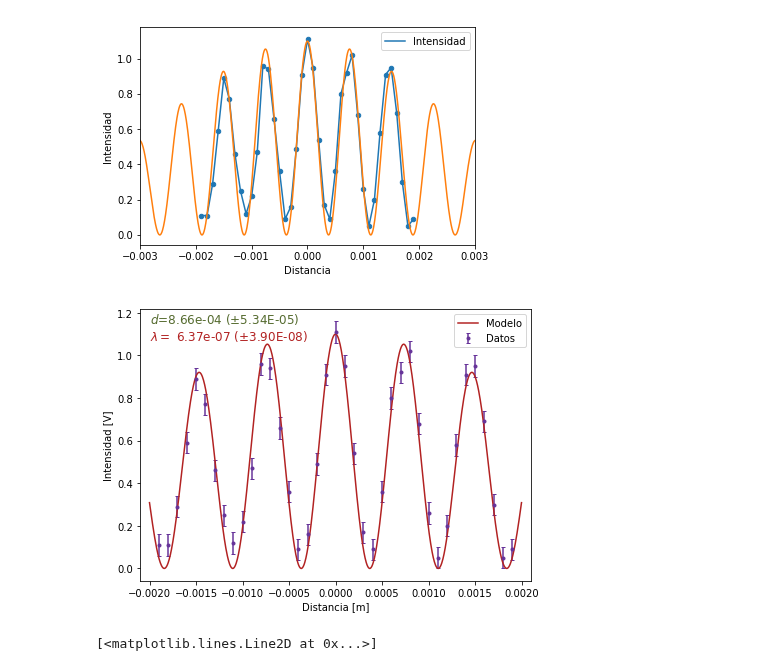
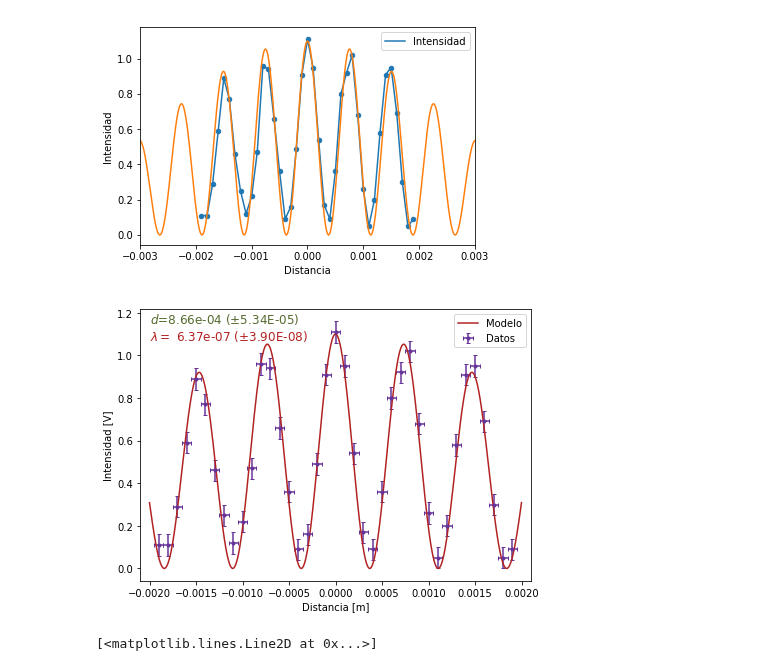
Before and after one commit to jamontanac/Laboratorio-Avanzado, a Jupyter notebook: Double_Slit/Laser_rojo.ipynb, the cells around one changed output. Saved outputs shown, nothing was run; the diff lists cells and outputs as text; code cells hidden in the pictures.

```diff
--- a/Double_Slit/Laser_rojo.ipynb
+++ b/Double_Slit/Laser_rojo.ipynb
@@ -19,6 +19,7 @@ datos.Distancia=datos.Distancia/1000
 datos.Distancia.iloc[np.abs(datos.Distancia).values.argmin()]=1E-6
 #datos.Distancia.iloc[np.argmin(np.abs(datos.Distancia))]=1E-6
 datos["Error"]=0.1/2.0 *np.ones(len(datos))
+datos["Error_x"]=0.1/(2000)
 # %%
 def Intensidad_difraccion(alpha):
     return (np.sin(alpha)/alpha)**2
@@ -45,26 +46,26 @@ plt.plot(y,modelo_interferencia(y,88.6*10**(-5),670*10**(-9)))
 [<matplotlib.lines.Line2D at 0x...>]
 [figure]
 # %%
-p0 = [88.6*10**(-5),670*10**(-9)]
+p0 = [67.6*10**(-5),670*10**(-9)]
 popt, pcov = curve_fit(modelo_interferencia, xdata=np.array(datos.Distancia), ydata=np.array(datos.Intensidad), p0=p0,sigma=np.array(datos.Error),absolute_sigma= True)
 perr = np.sqrt(np.diag(pcov))
 # %%
 plt.figure(figsize=(7,5))
 y=np.linspace(-2.0/1000,2.0/1000,1000)
-#datos.plot("Distancia","Intensidad",kind="scatter",s=7,figsize=(7,5),c="k",xlim=(-2.1/1000,2.1/1000),ylim=(-0.05,1.3))
-plt.errorbar(datos.Distancia,datos.Intensidad,fmt="o",yerr=np.array(datos.Error),label="Datos",color="rebeccapurple",ms=3,capsize=2)
+#datos.plot("Distancia","Intensidad",kind="scatter",s=7,figsize=(7,5),c="k",xlim=(-2.1/1000,2.1/1000),ylim=(-0.05,1.3),yerr="Error",xerr="Error_x")
+plt.errorbar(datos.Distancia,datos.Intensidad,fmt="o",yerr=np.array(datos.Error),xerr=np.array(datos.Error_x),label="Datos",color="rebeccapurple",ms=3,capsize=2)
 plt.plot(y,modelo_interferencia(y,popt[0],popt[1]),label="Modelo",color="firebrick")
 plt.legend(loc="best")
 plt.text(np.min(y),1.15,r"$d$={:0.2e} ($\pm${:0.2E})".format(popt[0],perr[0]),fontsize=12,color="darkolivegreen")
 plt.text(np.min(y),1.2-0.13,r"$\lambda=$ {:0.2e} ($\pm${:0.2E})".format(popt[1],perr[1]),fontsize=12,color="firebrick")
 plt.xlabel("Distancia [m]")
 plt.ylabel("Intensidad [V]")
 plt.xlim(-2.1/1000,2.1/1000)
 plt.ylim=(-0.05,3.5)
 plt.savefig("Figuras/Interferencia_laserrojo.png")
 plt.show()
 # %% [output]
-[figure, old version]
+[figure, new version]
 # %%
 una_rendija=pd.read_excel(Excel,sheet_name='Una_rendija_derecha')
 una_rendija["Distancia"]=una_rendija["Distancia"]/1000
```
